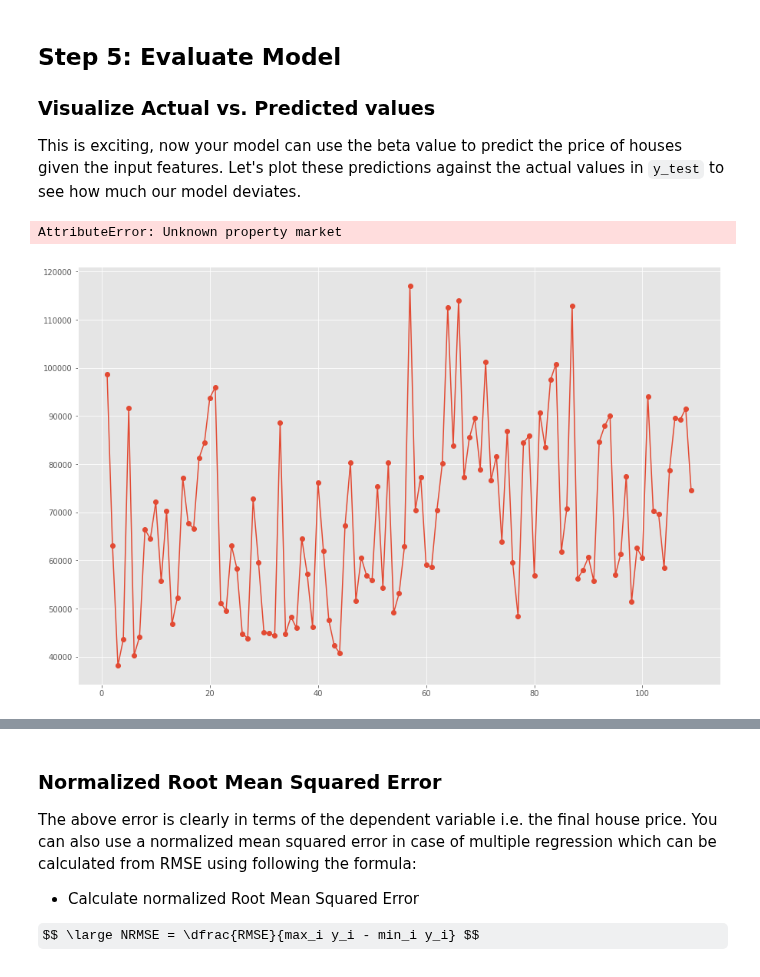
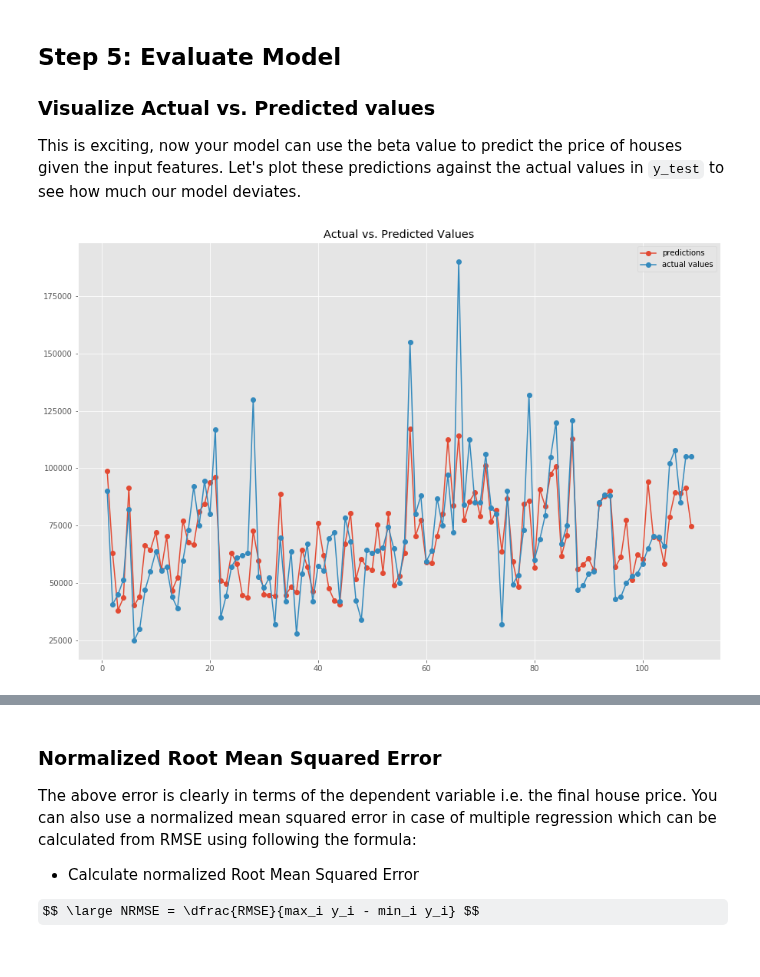
Before and after one commit to kathrinv/dsc-linalg-regression-lab-nyc-ds-082619, a Jupyter notebook: index.ipynb, the cells around one changed output, grey strips where cells are left out. Saved outputs shown, nothing was run; the diff lists cells and outputs as text; code cells hidden in the pictures; some formulas as TeX source.

```diff
--- a/index.ipynb
+++ b/index.ipynb
@@ -210,19 +210,18 @@ This is exciting, now your model can use the beta value to predict the price of
 # %%
 # Plot predicted and actual values as line plots
 x_values = np.linspace(1, len(y_pred), num=len(y_pred))
 import matplotlib.pyplot as plt
 %matplotlib inline
 plt.style.use('ggplot')
 fig = plt.figure(figsize=(15, 10))
 plt.plot(x_values, y_pred, marker = 'o', label='predictions')#, color='red')
-plt.plot(x_values, y_test, market = 'o', label='actual values')#, color='blue')
+plt.plot(x_values, y_test, marker = 'o', label='actual values')#, color='blue')
 
 plt.title("Actual vs. Predicted Values")
 plt.legend()
 plt.show();
 # %% [output]
-AttributeError: Unknown property market
-[figure, old version]
+[figure, new version]
 # %% [markdown]
 <img src ="images/diff.png" width="750">
 
```
